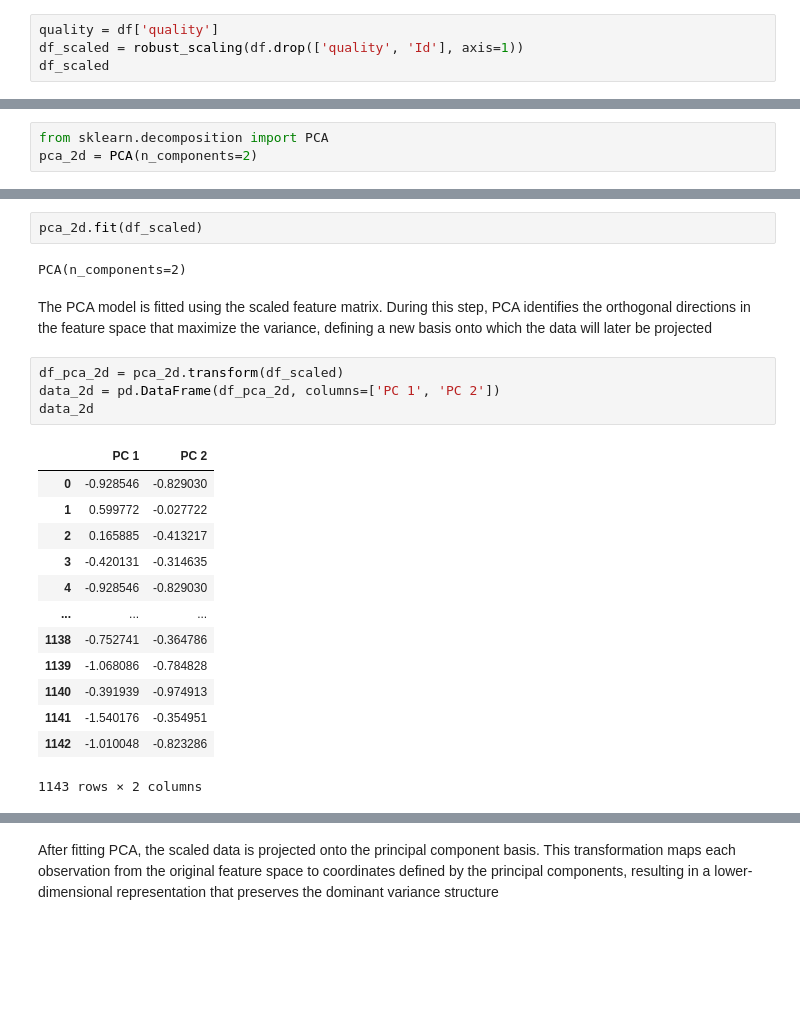
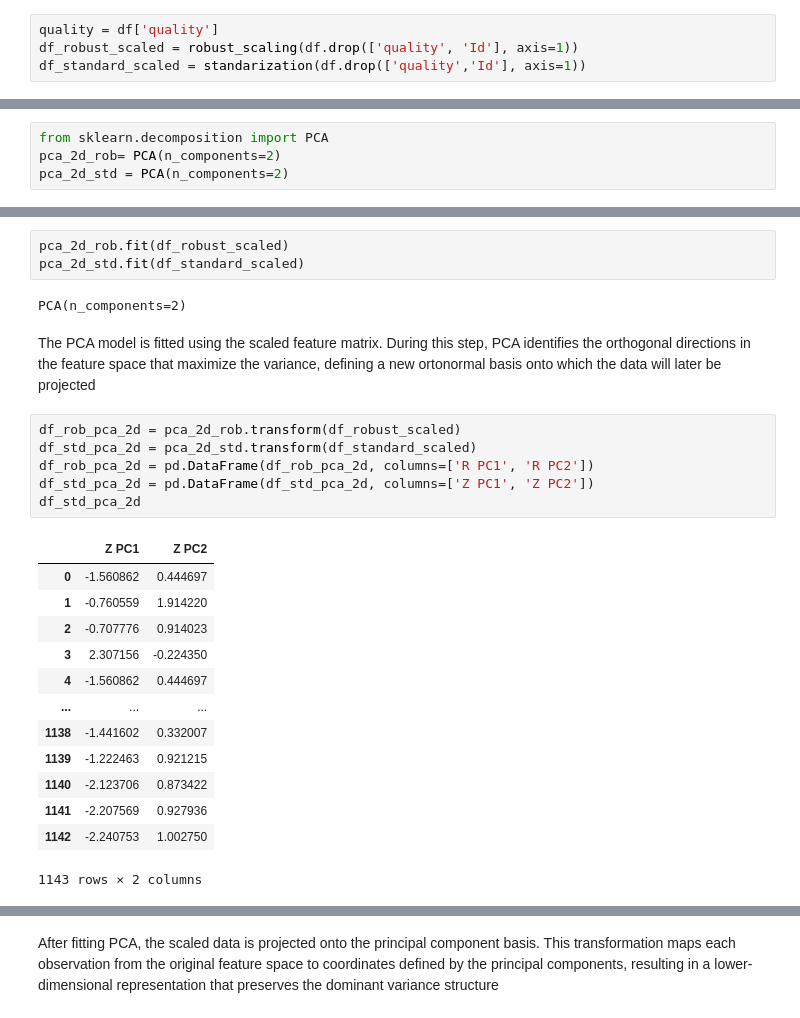
Before and after one commit to Leop-SR/Intrinsic-vs-Projected-Neighbors, a Jupyter notebook: notebooks/03_pca_geometry.ipynb, the cells around one changed output, grey strips where cells are left out. Cells and saved outputs as stored; diff of their text form; blank space fills up the shorter version.

```diff
--- a/notebooks/03_pca_geometry.ipynb
+++ b/notebooks/03_pca_geometry.ipynb
@@ -22,4 +15,4 @@ df.head()
 # %%
 quality = df['quality']
-df_scaled = robust_scaling(df.drop(['quality', 'Id'], axis=1))
-df_scaled
+df_robust_scaled = robust_scaling(df.drop(['quality', 'Id'], axis=1))
+df_standard_scaled = standarization(df.drop(['quality','Id'], axis=1))
@@ -41,30 +20,34 @@ df_scaled
 Before applying PCA, the target variable (quality) was separated from the dataset. Since PCA operates exclusively on the feature space and is an unsupervised linear transformation, only the scaled features were used for dimensionality reduction.
 # %%
 from sklearn.decomposition import PCA
-pca_2d = PCA(n_components=2)
+pca_2d_rob= PCA(n_components=2)
+pca_2d_std = PCA(n_components=2)
 # %% [markdown]
 To analyze the geometric behavior or PCA, we define first a PCA transformation with two principal components. This allow us to study how the original feature space is projected onto a lower-dimensional orthogonal subespace.
 # %%
-pca_2d.fit(df_scaled)
+pca_2d_rob.fit(df_robust_scaled)
+pca_2d_std.fit(df_standard_scaled)
 # %% [output]
 PCA(n_components=2)
 # %% [markdown]
-The PCA model is fitted using the scaled feature matrix. During this step, PCA identifies the orthogonal directions in the feature space that maximize the variance, defining a new basis onto which the data will later be projected
+The PCA model is fitted using the scaled feature matrix. During this step, PCA identifies the orthogonal directions in the feature space that maximize the variance, defining a new ortonormal basis onto which the data will later be projected
 # %%
-df_pca_2d = pca_2d.transform(df_scaled)
-data_2d = pd.DataFrame(df_pca_2d, columns=['PC 1', 'PC 2'])
-data_2d
+df_rob_pca_2d = pca_2d_rob.transform(df_robust_scaled)
+df_std_pca_2d = pca_2d_std.transform(df_standard_scaled)
+df_rob_pca_2d = pd.DataFrame(df_rob_pca_2d, columns=['R PC1', 'R PC2'])
+df_std_pca_2d = pd.DataFrame(df_std_pca_2d, columns=['Z PC1', 'Z PC2'])
+df_std_pca_2d
 # %% [output]
-|  | PC 1 | PC 2 |
-| 0 | -0.928546 | -0.829030 |
-| 1 | 0.599772 | -0.027722 |
-| 2 | 0.165885 | -0.413217 |
-| 3 | -0.420131 | -0.314635 |
-| 4 | -0.928546 | -0.829030 |
+|  | Z PC1 | Z PC2 |
+| 0 | -1.560862 | 0.444697 |
+| 1 | -0.760559 | 1.914220 |
+| 2 | -0.707776 | 0.914023 |
+| 3 | 2.307156 | -0.224350 |
+| 4 | -1.560862 | 0.444697 |
 | ... | ... | ... |
-| 1138 | -0.752741 | -0.364786 |
-| 1139 | -1.068086 | -0.784828 |
-| 1140 | -0.391939 | -0.974913 |
-| 1141 | -1.540176 | -0.354951 |
-| 1142 | -1.010048 | -0.823286 |
+| 1138 | -1.441602 | 0.332007 |
+| 1139 | -1.222463 | 0.921215 |
+| 1140 | -2.123706 | 0.873422 |
+| 1141 | -2.207569 | 0.927936 |
+| 1142 | -2.240753 | 1.002750 |
 1143 rows × 2 columns
```
Also changed, not shown: parts of 16 cells of this notebook, 1 other file.
